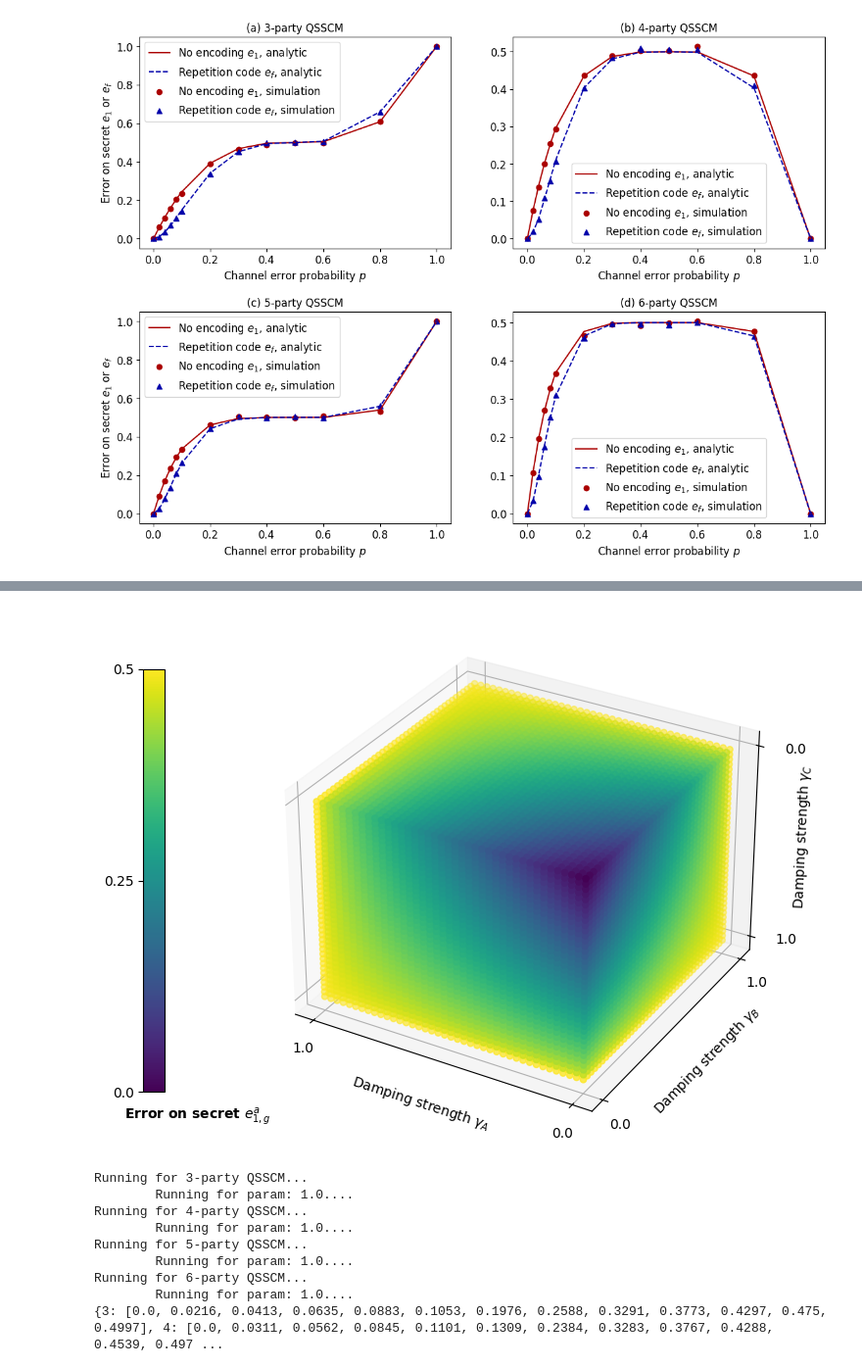
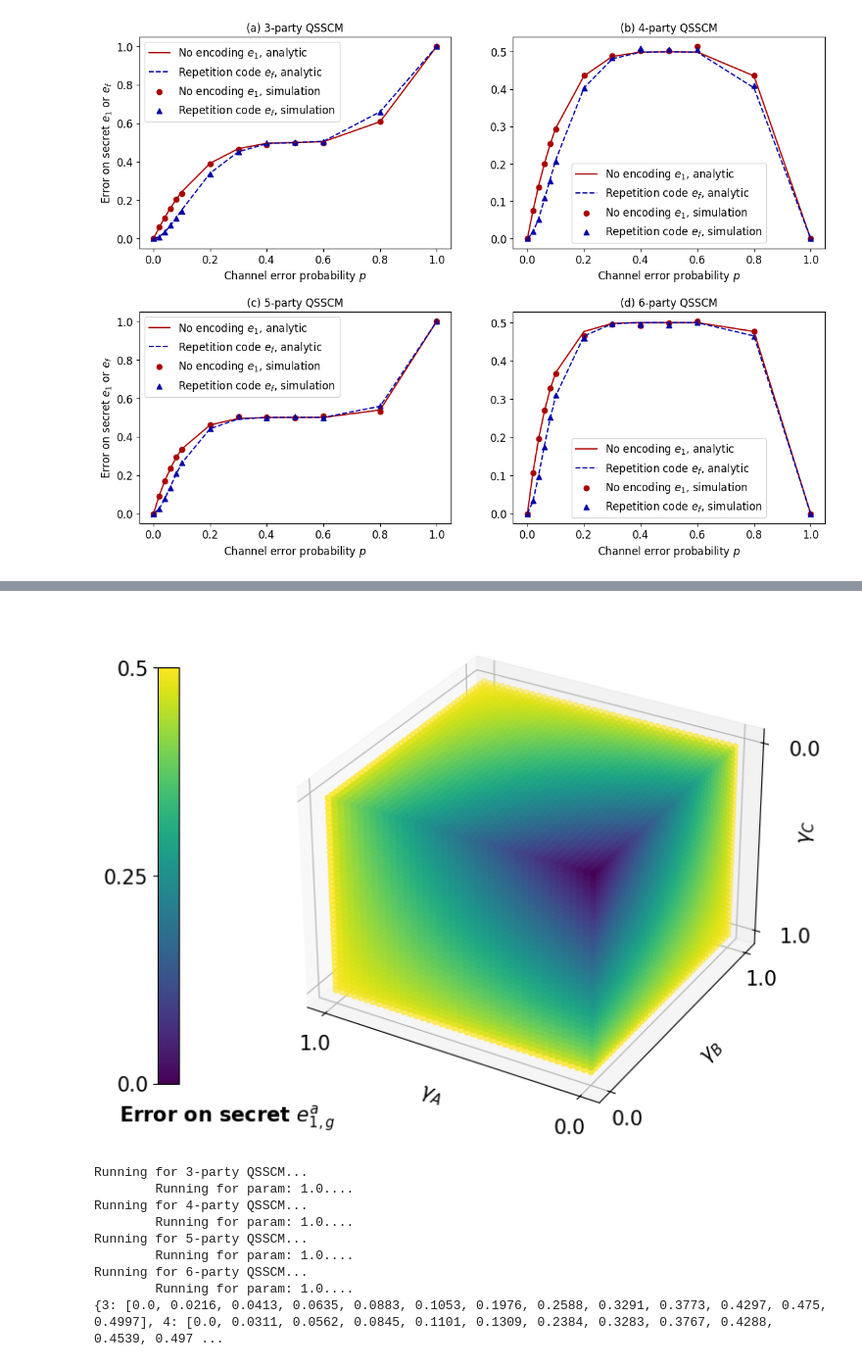
Before and after one commit to sp-k/NoisyQSS, a Jupyter notebook: Untitled.ipynb, the cells around one changed output, grey strips where cells are left out. Shown at 98% size. Cells and saved outputs as stored; diff of their text form; code cells hidden in the pictures.

```diff
--- a/Untitled.ipynb
+++ b/Untitled.ipynb
@@ -615,34 +635,34 @@ rcParams.update(params)
 # %%
 from matplotlib.pyplot import figure, xticks, yticks, show, savefig
 from numpy import linspace, meshgrid, sqrt
 
 x = y = z = linspace(0, 1, 41)
 A, B, C = meshgrid(x, y, z)
 values = (4+2*(A+B+C)-2*(A*B+B*C+C*A)+2*A*B*C-(1-A)*(1-C)*sqrt(1-B)-(1-B)*sqrt((1-A)*(1-C))-2*sqrt((1-A)*(1-B)*(1-C)))/12
 
 fig = figure()
 ax = fig.add_subplot(111, projection='3d')
 scatter = ax.scatter(A[::-1], B, C, c = [[x[::-1] for x in y][::-1] for y in values])
 cbar = fig.colorbar(scatter, ticks = [0, 0.25, 0.5], location='left', shrink = 0.8)
-cbar.ax.set_yticklabels(['0.0', '0.25', '0.5'], fontsize = 10)
+cbar.ax.set_yticklabels(['0.0', '0.25', '0.5'], fontsize = 15)
 xticks([0, 1])
-ax.set_xticklabels(['1.0', '0.0'], fontsize = 10)
+ax.set_xticklabels(['1.0', '0.0'], fontsize = 15)
 yticks([0, 1])
-ax.set_yticklabels(['0.0', '1.0'], fontsize = 10)
+ax.set_yticklabels(['0.0', '1.0'], fontsize = 15)
 ax.set_zticks([0, 1])
-ax.set_zticklabels(['1.0', '0.0'], ha = 'left', fontsize = 10)
+ax.set_zticklabels(['1.0', '0.0'], ha = 'left', fontsize = 15)
 
-ax.set_xlabel(r'Damping strength $\gamma_A$', labelpad = 1, fontsize = 10)
-ax.set_ylabel(r'Damping strength $\gamma_B$', labelpad = 1, fontsize = 10)
-ax.set_zlabel(r'Damping strength $\gamma_C$', labelpad = 1, fontsize = 10)
+ax.set_xlabel(r'$\gamma_A$', labelpad = 1, fontsize = 15)
+ax.set_ylabel(r'$\gamma_B$', labelpad = 1, fontsize = 15)
+ax.set_zlabel(r'$\gamma_C$', labelpad = 1, fontsize = 15)
 
-ax.text(-0.5, -0.5, -0.5, r'Error on secret $e_{1,g}^a$', weight = 'bold', fontsize = 10)
+ax.text(-0.55, -0.55, -0.55, r'Error on secret $e_{1,g}^a$', weight = 'bold', fontsize = 15)
 
 savefig("err_amp_gen.png", format = "png", bbox_inches = "tight")
 
 show()
 # %% [output]
-[figure, old version]
+[figure, new version]
 # %%
 from math import sqrt
 from numpy.random import randint
```
Also changed, not shown: parts of 15 cells of this notebook, 7 other files.
